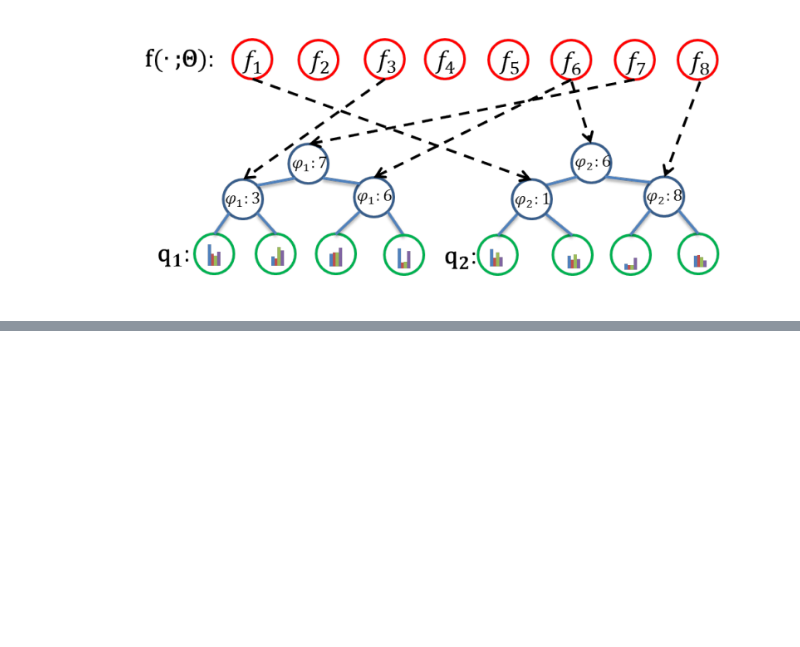
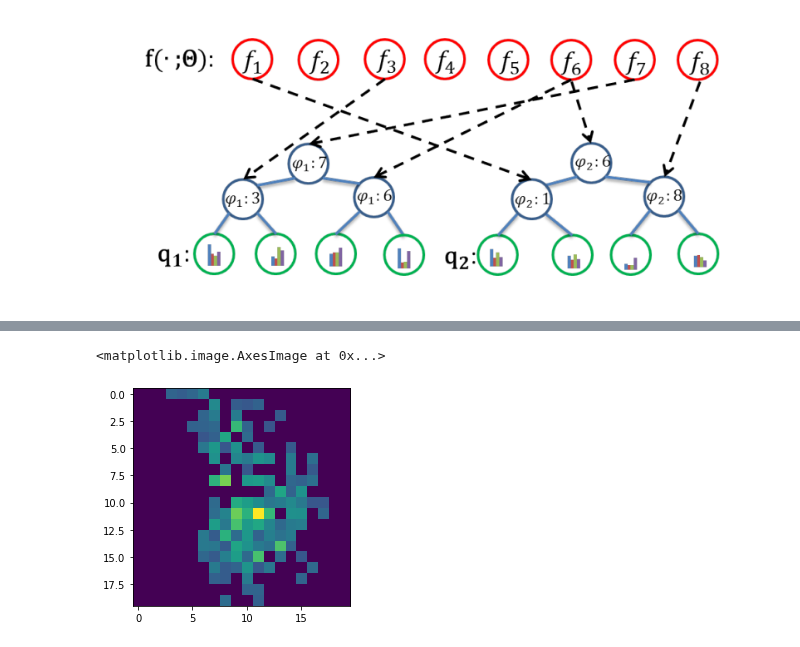
Before and after one commit to Pengchengzhi/Face-Alignment-DRF, a Jupyter notebook: Heatmap.ipynb, the cells around one changed output, grey strips where cells are left out. Saved outputs shown, nothing was run; the diff lists cells and outputs as text; code cells hidden in the pictures; blank space fills up the shorter version.

```diff
--- a/Heatmap.ipynb
+++ b/Heatmap.ipynb
@@ -200,12 +205,13 @@ heatmap_train_label = heatmap_train_label/torch.sum(heatmap_train_label,axis=1,k
 learning_rate = 3e-4
 criterion = nn.MSELoss()
 
-num_epochs = 1000
+num_epochs = 500
 heatmap_cnn = CNN_module().to(device)
 optimizer = torch.optim.Adam(heatmap_cnn.parameters(),lr=learning_rate)
 # %%
 cnn_loss_hist = torch.zeros(num_epochs)
 for round in range(Total_train):
+  break_or_not = False
   print("###########################################################")
   if torch.cuda.is_available():
     print("Round %d, Using GPU" %(round+1))
@@ -218,13 +224,18 @@ for round in range(Total_train):
     leaf_q = torch.ones(8,224*224).to(device)/(224*224)
     cnn_prob = torch.ones(train_size,8).to(device)/8
 
-  for nrf in range(rf_iters):
-    leaf_q = train_ld(heatmap_train_label, cnn_prob, leaf_q)
+  # for nrf in range(rf_iters):
+  #   leaf_q = train_ld(heatmap_train_label, cnn_prob, leaf_q)
 
-    if (nrf+1)%100 == 0 or nrf == 0:
-      diff = torch.matmul(cnn_prob,leaf_q)-heatmap_train_label
-      loss = torch.sum(diff**2)#/train_size
-      print("     RF training [%d/%d], loss: %.4f" %(nrf+1, rf_iters, loss))
+  #   if (nrf+1)%20 == 0 or nrf == 0:
+  #     diff = torch.matmul(cnn_prob,leaf_q)-heatmap_train_label
+  #     loss = torch.sum(diff**2)
+  #     print("     RF training [%d/%d], loss: %.4f" %(nrf+1, rf_iters, loss))
+  with torch.no_grad():
+    loss0 = torch.sum((torch.matmul(cnn_prob,leaf_q)-heatmap_train_label)**2)
+    leaf_q = torch.matmul(torch.linalg.pinv(cnn_prob), heatmap_train_label)
+    loss1 = torch.sum((torch.matmul(cnn_prob,leaf_q)-heatmap_train_label)**2)
+    print("     RF training loss: %.4f -> %.4f" %(loss0, loss1))
 
 
   # Train CNN
@@ -235,12 +246,20 @@ for round in range(Total_train):
 
     # Points predicted by CNN
     pred_value = torch.matmul(cnn_prob, leaf_q)
+    pred_value = pred_value/torch.sum(pred_value,axis=1,keepdims=True)
     loss = criterion(pred_value, heatmap_train_label)
     cnn_loss_hist[epoch] = loss.item()
-    loss.backward()
+    loss.backward(retain_graph=True)
     optimizer.step()
-    if (epoch+1) % 200 == 0 or epoch == 0:
-      print('    CNN: Epoch [%d/%d], Loss: %.4f' %(epoch+1, num_epochs, loss.item()*train_size))
+    if (epoch+1) % 100 == 0 or epoch == 0:
+      print('    CNN: Epoch [%d/%d], Loss: %.8f' %(epoch+1, num_epochs, loss.item()*train_size))
+
+    if loss.item()*train_size < 7e-7:
+      print("Converged")
+      break_or_not = True
+      break
+  if break_or_not == True:
+    break
 # %% [output]
 ###########################################################
 Round 1, Using GPU
@@ -262,0 +278,3 @@ RuntimeError: ignored
+# %%
+ppv = pred_value.clone()
+ppv = ppv.reshape(200,224,224)*2500
@@ -262,0 +284,2 @@ RuntimeError: ignored
+# %%
+ppv[ppv<0.1] = 0
@@ -262,0 +304,5 @@ RuntimeError: ignored
+# %%
+plt.imshow(ppv[0,115:135,0:20].cpu().detach().numpy())
+# %% [output]
+<matplotlib.image.AxesImage at 0x...>
+[figure, added]
```
Also changed, not shown: parts of 10 cells of this notebook.
